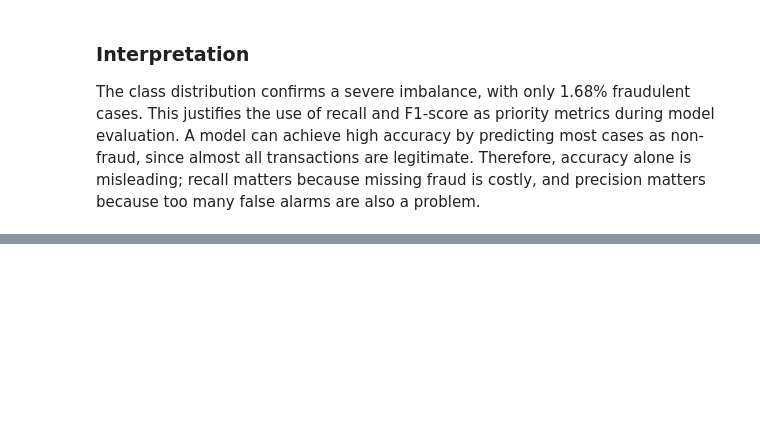
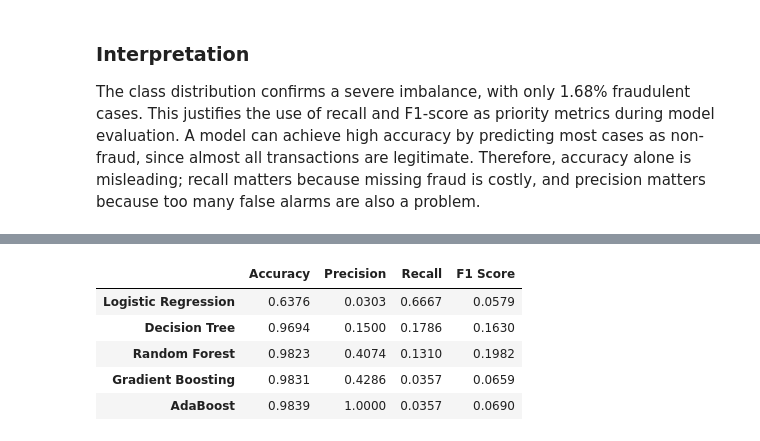
Before and after one commit to YaseenMunowwar/st20357375-CMP7005PRAC1-credit-card-fraud, a Jupyter notebook: notebooks/st20357375_CMP7005_PRAC1_Final.ipynb, the cells around one changed output, grey strips where cells are left out. Cells and saved outputs as stored; diff of their text form; code cells hidden in the pictures; blank space fills up the shorter version.

```diff
--- a/notebooks/st20357375_CMP7005_PRAC1_Final.ipynb
+++ b/notebooks/st20357375_CMP7005_PRAC1_Final.ipynb
@@ -472,12 +591,0 @@ Random Forest was selected as the second model because it can capture non-linear
-# %%
-rf_pipeline = Pipeline(steps=[
-    ("preprocessor", preprocessor),
-    ("classifier", RandomForestClassifier(
-        n_estimators=200,
-        random_state=42,
-        class_weight="balanced"
-    ))
-])
-
-rf_pipeline.fit(X_train, y_train)
-y_pred_rf = rf_pipeline.predict(X_test)
@@ -623,0 +616,28 @@ Finally, preprocessing pipelines and candidate models were saved appropriately,
+# %%
+results = {}
+
+for name, model in models.items():
+    pipeline = Pipeline(steps=[
+        ("preprocessor", preprocessor),
+        ("classifier", model)
+    ])
+
+    pipeline.fit(X_train, y_train)
+    y_pred = pipeline.predict(X_test)
+
+    results[name] = {
+        "Accuracy": accuracy_score(y_test, y_pred),
+        "Precision": precision_score(y_test, y_pred),
+        "Recall": recall_score(y_test, y_pred),
+        "F1 Score": f1_score(y_test, y_pred)
+    }
+
+results_df = pd.DataFrame(results).T.round(4)
+results_df
+# %% [output]
+|  | Accuracy | Precision | Recall | F1 Score |
+| Logistic Regression | 0.6376 | 0.0303 | 0.6667 | 0.0579 |
+| Decision Tree | 0.9694 | 0.1500 | 0.1786 | 0.1630 |
+| Random Forest | 0.9823 | 0.4074 | 0.1310 | 0.1982 |
+| Gradient Boosting | 0.9831 | 0.4286 | 0.0357 | 0.0659 |
+| AdaBoost | 0.9839 | 1.0000 | 0.0357 | 0.0690 |
```
Also changed, not shown: parts of 102 cells of this notebook, 14 other files.
